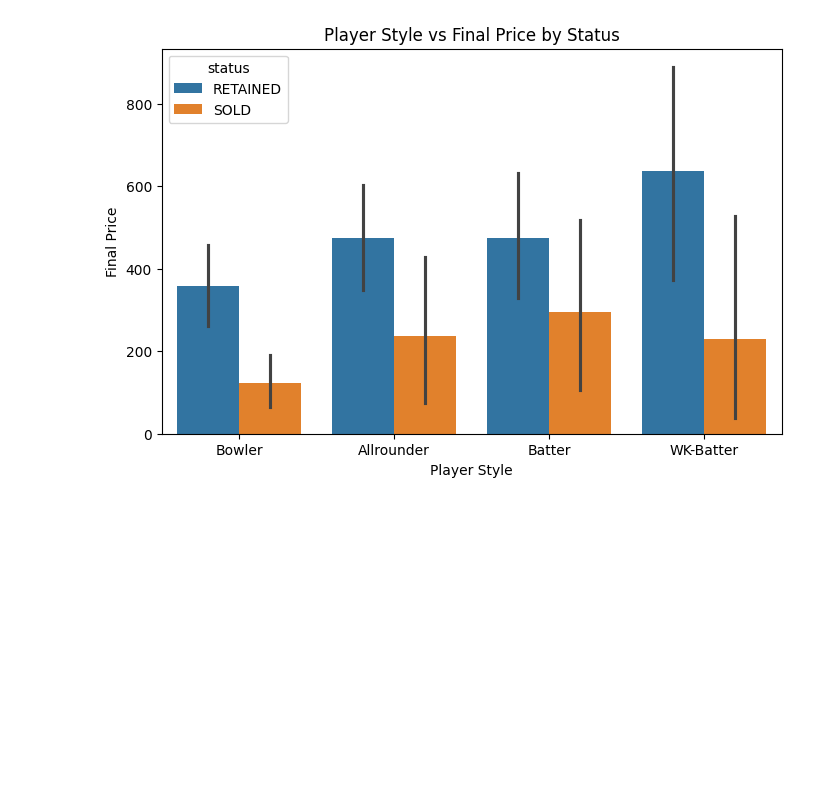
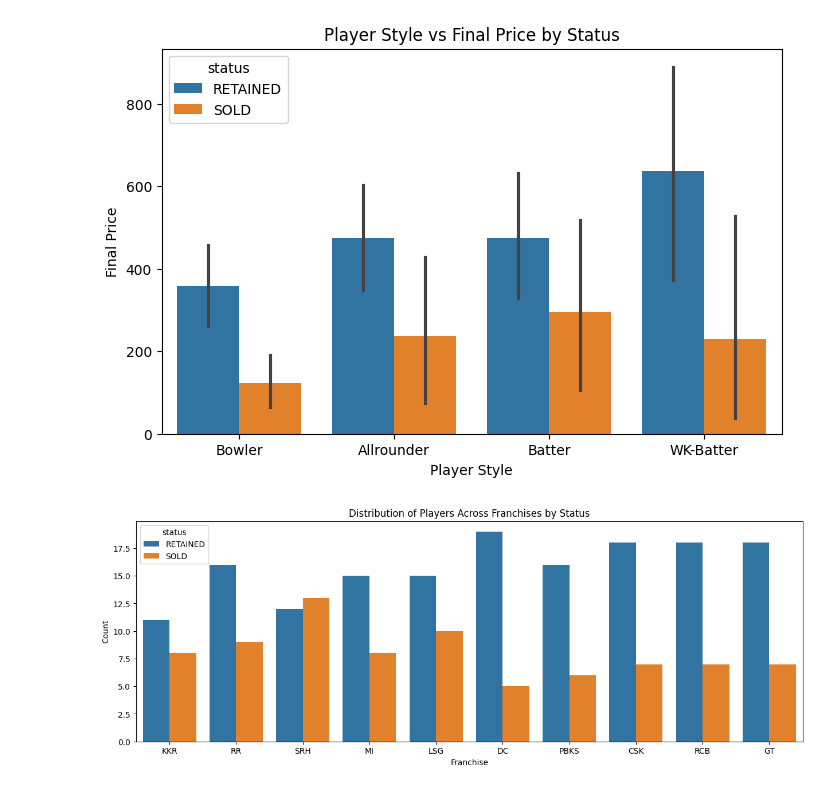
Before and after one commit to SanjilaGangaju/ExploratoryDataAnalysis_usingPython, a Jupyter notebook: IPL_Auction.ipynb, the cells around one changed output. Cells and saved outputs as stored; diff of their text form; code cells hidden in the pictures; blank space fills up the shorter version.

Commit message:
dist of players across Franchises by status

```diff
--- a/IPL_Auction.ipynb
+++ b/IPL_Auction.ipynb
@@ -404,3 +404,12 @@ plt.title('Player Style vs Final Price by Status')
 plt.show()
 # %% [output]
 [figure]
+# %%
+plt.figure(figsize=(15,5))
+sns.countplot(data=df,x='franchise',hue='status')
+plt.xlabel('Franchise')
+plt.ylabel('Count')
+plt.title('Distribution of Players Across Franchises by Status')
+plt.show()
+# %% [output]
+[figure, added]
```
